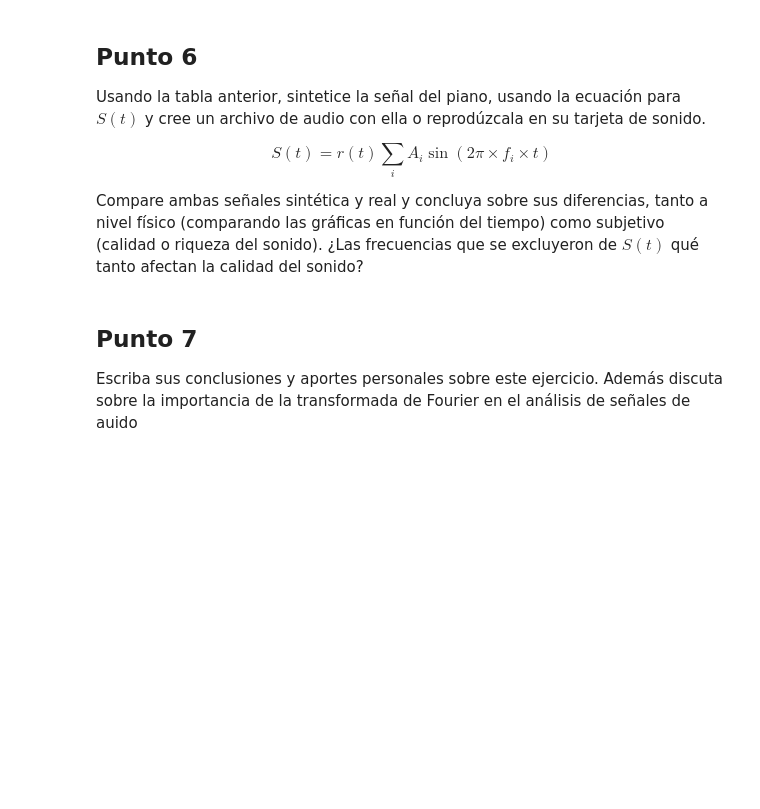
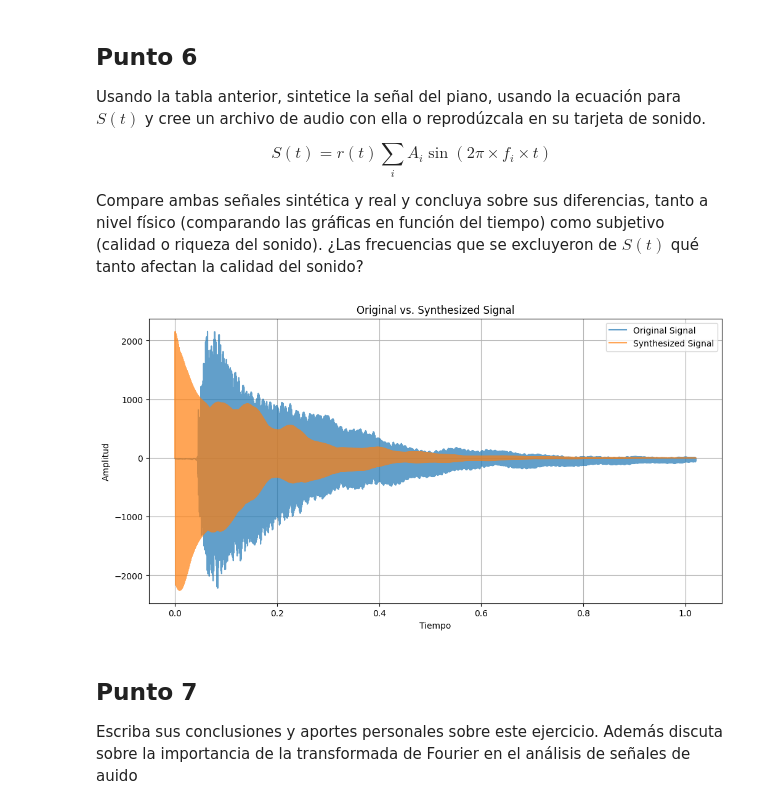
Before and after one commit to davidROudea03/Experimental3, a Jupyter notebook: t_Fourier1/notebooks/tasks/Tarea_1_Aplicaciones_de_la_transformada_de_Fourier.ipynb, the cells around one changed output. Saved outputs shown, nothing was run; the diff lists cells and outputs as text; code cells hidden in the pictures; blank space fills up the shorter version.

```diff
--- a/t_Fourier1/notebooks/tasks/Tarea_1_Aplicaciones_de_la_transformada_de_Fourier.ipynb
+++ b/t_Fourier1/notebooks/tasks/Tarea_1_Aplicaciones_de_la_transformada_de_Fourier.ipynb
@@ -123,3 +186,14 @@ Con base en los resultados del punto 2), construya la siguiente tabla:
 |Valor 1|Valor 2|
 # %%
 # Aqui su código
+# %%
+import pandas as pd
+
+# Create a dictionary from the frequencies and their absolute amplitudes found in Punto 2
+data = {'Frecuencia ($f_i$)': frecuencias_encontradas, 'Amplitud ($A_i$)': np.abs(señal_FFT)[picos]}
+
+# Create a pandas DataFrame
+df = pd.DataFrame(data)
+
+# Display the DataFrame as a markdown table
+display(df)
@@ -133,6 +214,46 @@ $$S(t)=r(t)\sum_i A_i \sin (2π ×f_i×t)$$
 Compare ambas señales sintética y real y concluya sobre sus diferencias, tanto a nivel físico (comparando las gráficas en función del tiempo) como subjetivo (calidad o riqueza del sonido). ¿Las frecuencias que se excluyeron de $S(t)$ qué tanto afectan la calidad del sonido?
 # %%
 # Aqui su código
+# %%
+# Synthesize the signal using the formula S(t) = r(t) * sum(Ai * sin(2*pi*fi*t))
+synthesized_signal = np.zeros_like(tiempo) # Initialize with zeros
+
+# Extract frequencies and amplitudes from the DataFrame
+frequencies = df['Frecuencia ($f_i$)'].values
+amplitudes = df['Amplitud ($A_i$)'].values
+
+for i in range(len(frequencies)):
+  synthesized_signal += amplitudes[i] * np.sin(2 * np.pi * frequencies[i] * tiempo)
+
+# Apply the exponential decay r(t) = r0 * exp(-t/tau)
+decay_envelope = r0 * np.exp(-tiempo / tau)
+
+# Combine the synthesized signal with the decay envelope
+synthesized_signal *= decay_envelope
+
+# Scale the synthesized signal to the original signal's range for better comparison
+synthesized_signal = synthesized_signal * (np.max(señal) / np.max(synthesized_signal))
+
+# You can now either play the synthesized audio or save it to a file.
+# Uncomment the line below to play the audio in the notebook:
+# Audio(synthesized_signal, rate=samplerate)
+
+# Uncomment the lines below to save the audio to a .wav file:
+# from scipy.io.wavfile import write
+# write('synthesized_audio.wav', samplerate, synthesized_signal.astype(np.int16))
+
+# Plot the original and synthesized signals for comparison
+plt.figure(figsize=(12, 6))
+plt.plot(tiempo, señal, label='Original Signal', alpha=0.7)
+plt.plot(tiempo, synthesized_signal, label='Synthesized Signal', alpha=0.7)
+plt.xlabel("Tiempo")
+plt.ylabel("Amplitud")
+plt.title("Original vs. Synthesized Signal")
+plt.legend()
+plt.grid(True)
+plt.show()
+# %% [output]
+[figure, added]
 # %% [markdown]
 ## Punto 7
 
```
Also changed, not shown: parts of 12 cells of this notebook, 36 other files.
